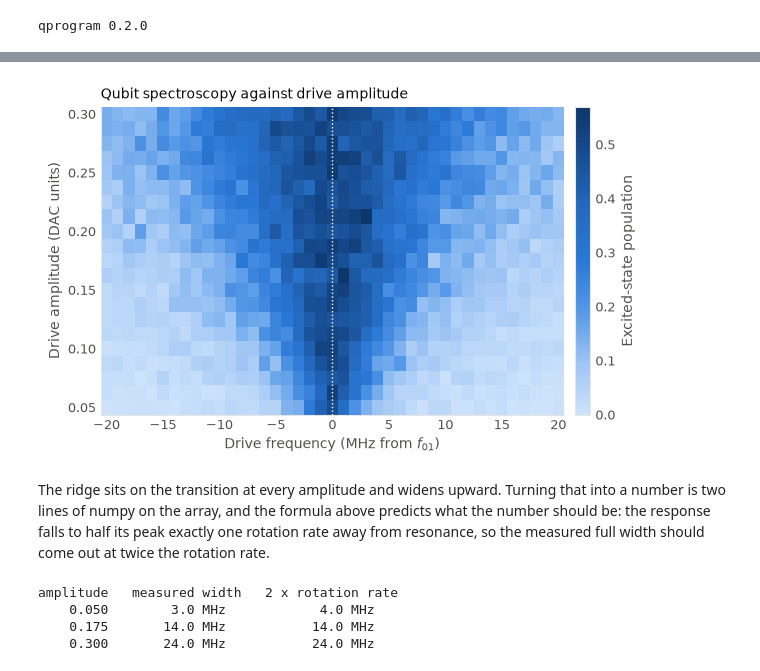
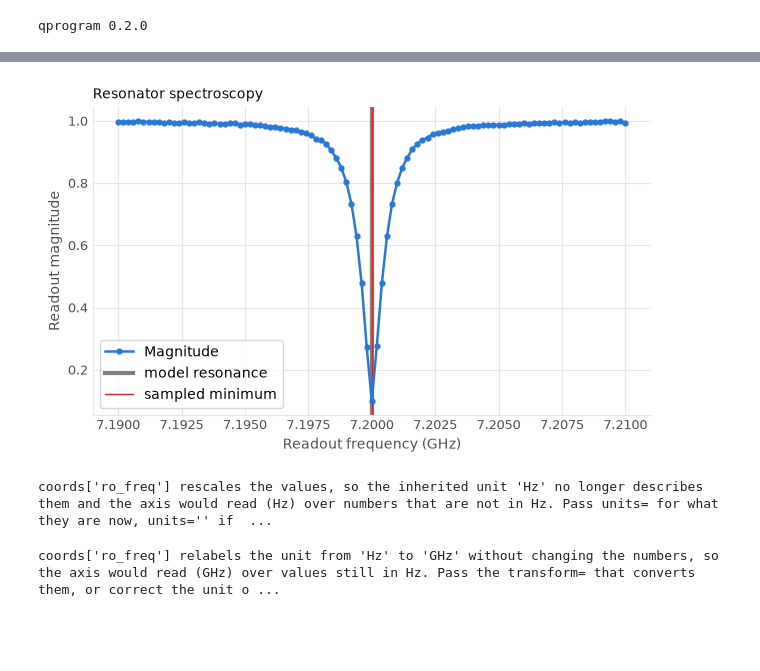
Before and after one commit to qilimanjaro-tech/ieee-qce26-qprogram-tutorial, a Jupyter notebook: notebooks/solutions/02_basics.ipynb, the cells around one changed output, grey strips where cells are left out. Cells and saved outputs as stored; diff of their text form; code cells hidden in the pictures; blank space fills up the shorter version.

```diff
--- a/notebooks/solutions/02_basics.ipynb
+++ b/notebooks/solutions/02_basics.ipynb
@@ -548,14 +579,11 @@ Because the drawn numbers moved, everything you hand the returned `Axes` afterwa
 # %%
-ax = result.plot(
-    m_spec,
-    channels="magnitude",
-    coords={"ro_freq": Quantity(units="GHz", transform=lambda v: v / 1e9)},
-    value=Quantity("Readout magnitude"),
-    style=Style(markers=True),
-    title="Resonator spectroscopy",
-)
-ax.axvline(F_READOUT / 1e9, color="grey", lw=3, label="true resonator")
-ax.axvline(f_dip / 1e9, color="tab:red", lw=1, label=f"argmin at {f_dip / 1e9:.4f} GHz")
-ax.legend(fontsize=8)
-plt.show()
+in_phase = iq.sel(IQ="I")
+quadrature = iq.sel(IQ="Q")
+response = in_phase + 1j * quadrature
+magnitude = abs(response)
+
+# idxmin returns the frequency itself, so no separate array indexing is needed.
+f_dip = magnitude.idxmin("ro_freq").item()
+print("sampled minimum:", f_dip / 1e9, "GHz")
+print("model centre:", F_READOUT / 1e9, "GHz")
 # %% [output]
@@ -620,30 +621,33 @@ Two swept dimensions make a heatmap, with one number per cell on the colour bar.
 # %%
-ax_map = map_result.plot(
-    m_two_tone,
-    field=MeasurementField.STATE,
-    coords={"drive_freq": Quantity("Drive frequency", "MHz from $f_{01}$", lambda v: (v - F01) / 1e6)},
-    value=Quantity("Excited-state population"),
-    title="Qubit spectroscopy against drive amplitude",
+ax = result.plot(
+    m_spec,
+    channels="magnitude",
+    coords={"ro_freq": Quantity(units="GHz", transform=lambda v: v / 1e9)},
+    value=Quantity("Readout magnitude"),
+    style=Style(markers=True),
+    title="Resonator spectroscopy",
 )
-ax_map.axvline(0.0, color="w", ls=":", lw=1)
+# The plot uses GHz, so the reference lines must also use GHz.
+ax.axvline(F_READOUT / 1e9, color="grey", linewidth=3, label="model resonance")
+ax.axvline(f_dip / 1e9, color="tab:red", linewidth=1, label="sampled minimum")
+ax.legend()
 plt.show()
 # %% [output]
-[figure, old version]
+[figure, new version]
-# %% [markdown]
-The ridge sits on the transition at every amplitude and widens upward. Turning that into a number is two lines of numpy on the array, and the formula above predicts what the number should be: the response falls to half its peak exactly one rotation rate away from resonance, so the measured full width should come out at twice the rotation rate.
+# %%
+# A conversion must also specify the new units.
+try:
+    result.plot(m_spec, coords={"ro_freq": Quantity(transform=lambda v: v / 1e9)})
+except qp.ValidationError as exc:
+    print(exc)
+# %% [output]
+coords['ro_freq'] rescales the values, so the inherited unit 'Hz' no longer describes them and the axis would read (Hz) over numbers that are not in Hz. Pass units= for what they are now, units='' if  ...
 # %%
-amps = population.coords["drive_amp"].values
-scan = population.coords["drive_freq"].values
-rows = population.values
-
-print("amplitude   measured width   2 x rotation rate")
-for row in (0, 10, 20):
-    above = scan[rows[row] >= 0.25]  # half of the ceiling of one half
-    print(f"    {amps[row]:.3f}      {(above[-1] - above[0]) / 1e6:5.1f} MHz"
-          f"          {2 * RABI_RATE * amps[row] / 1e6:5.1f} MHz")
+# Changing the units also requires a conversion of the coordinate values.
+try:
+    result.plot(m_spec, coords={"ro_freq": Quantity(units="GHz")})
+except qp.ValidationError as exc:
+    print(exc)
 # %% [output]
-amplitude   measured width   2 x rotation rate
-    0.050        3.0 MHz            4.0 MHz
-    0.175       14.0 MHz           14.0 MHz
-    0.300       24.0 MHz           24.0 MHz
+coords['ro_freq'] relabels the unit from 'Hz' to 'GHz' without changing the numbers, so the axis would read (GHz) over values still in Hz. Pass the transform= that converts them, or correct the unit o ...
 # %% [markdown]
```
Also changed, not shown: parts of 93 cells of this notebook, 8 other files.
